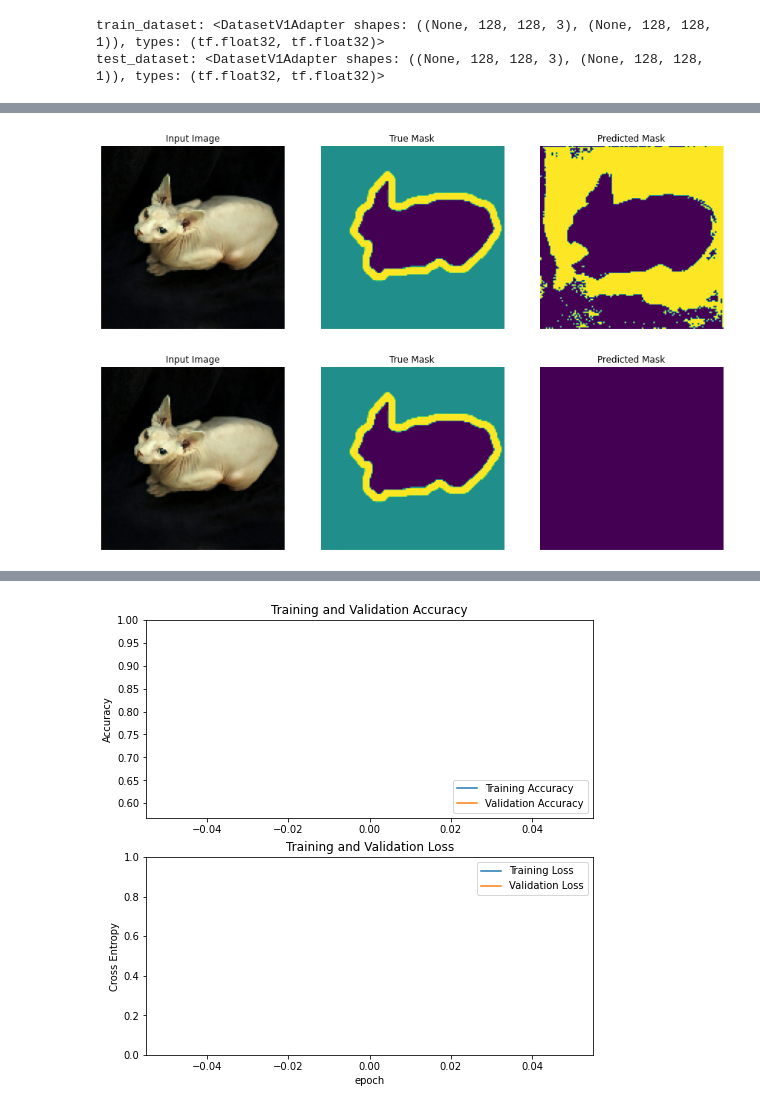
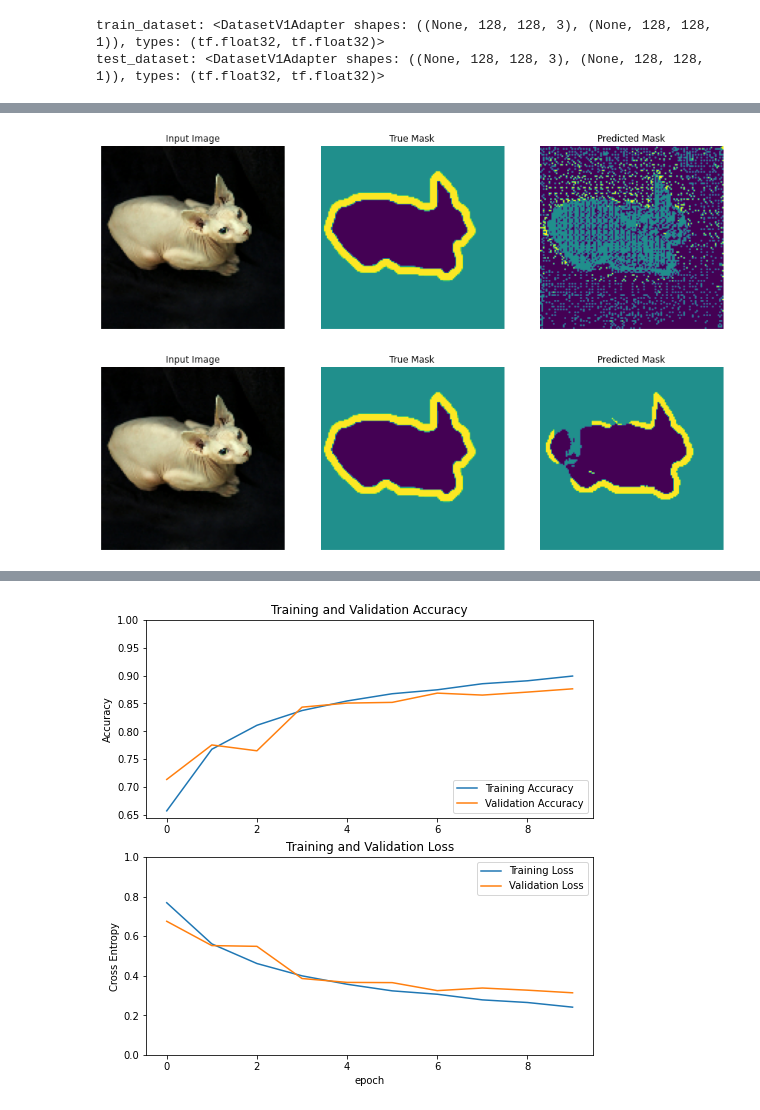
Before and after one commit to cyndwith/DeepGC, a Jupyter notebook: UNET/myUNet.ipynb, the cells around one changed output, grey strips where cells are left out. Drawn from its saved outputs; the diff is of its cells as text; code cells hidden in the pictures.

```diff
--- a/UNET/myUNet.ipynb
+++ b/UNET/myUNet.ipynb
@@ -188,22 +217,26 @@ def unet_model(input_size=(128, 128, 3), output_channels=3):
   n5_conv = tf.keras.layers.Conv2D(1024, 3, activation = 'relu', padding = 'same', kernel_initializer = 'he_normal')(n5_conv)
   n5_drop = tf.keras.layers.Dropout(0.5)(n5_conv)
 
-  n6_conv   = tf.keras.layers.Conv2D(512, 2, activation = 'relu', padding = 'same', kernel_initializer = 'he_normal')(tf.keras.layers.UpSampling2D(size = (2,2), interpolation = 'bilinear')(n5_drop))
+  #n6_conv   = tf.keras.layers.Conv2D(512, 2, activation = 'relu', padding = 'same', kernel_initializer = 'he_normal')(tf.keras.layers.UpSampling2D(size = (2,2), interpolation = 'bilinear')(n5_drop))
+  n6_conv   = tf.keras.layers.Conv2DTranspose(512, 2, strides = 2, activation = 'relu', padding = 'same', kernel_initializer = 'he_normal')(n5_drop)
   n6_concat = tf.keras.layers.concatenate([n4_drop, n6_conv], axis = 3)
   n6_conv   = tf.keras.layers.Conv2D(512, 3, activation = 'relu', padding = 'same', kernel_initializer = 'he_normal')(n6_concat)
   n6_conv   = tf.keras.layers.Conv2D(512, 3, activation = 'relu', padding = 'same', kernel_initializer = 'he_normal')(n6_conv)
 
-  n7_conv   = tf.keras.layers.Conv2D(256, 2, activation = 'relu', padding = 'same', kernel_initializer = 'he_normal')(tf.keras.layers.UpSampling2D(size = (2,2), interpolation = 'bilinear')(n6_conv))
+  #n7_conv   = tf.keras.layers.Conv2D(256, 2, activation = 'relu', padding = 'same', kernel_initializer = 'he_normal')(tf.keras.layers.UpSampling2D(size = (2,2), interpolation = 'bilinear')(n6_conv))
+  n7_conv   = tf.keras.layers.Conv2DTranspose(256, 2, strides = 2, activation = 'relu', padding = 'same', kernel_initializer = 'he_normal')(n6_conv)
   n7_concat = tf.keras.layers.concatenate([n3_conv, n7_conv], axis = 3)
   n7_conv   = tf.keras.layers.Conv2D(256, 3, activation = 'relu', padding = 'same', kernel_initializer = 'he_normal')(n7_concat)
   n7_conv   = tf.keras.layers.Conv2D(256, 3, activation = 'relu', padding = 'same', kernel_initializer = 'he_normal')(n7_conv)
 
-  n8_conv   = tf.keras.layers.Conv2D(128, 2, activation = 'relu', padding = 'same', kernel_initializer = 'he_normal')(tf.keras.layers.UpSampling2D(size = (2,2), interpolation = 'bilinear')(n7_conv))
+  #n8_conv  = tf.keras.layers.Conv2D(128, 2, activation = 'relu', padding = 'same', kernel_initializer = 'he_normal')(tf.keras.layers.UpSampling2D(size = (2,2), interpolation = 'bilinear')(n7_conv))
+  n8_conv   = tf.keras.layers.Conv2DTranspose(128, 2, strides = 2, activation = 'relu', padding = 'same', kernel_initializer = 'he_normal')(n7_conv)
   n8_concat = tf.keras.layers.concatenate([n2_conv,n8_conv], axis = 3)
   n8_conv   = tf.keras.layers.Conv2D(128, 3, activation = 'relu', padding = 'same', kernel_initializer = 'he_normal')(n8_conv)
   n8_conv   = tf.keras.layers.Conv2D(128, 3, activation = 'relu', padding = 'same', kernel_initializer = 'he_normal')(n8_conv)
 
-  n9_conv   = tf.keras.layers.Conv2D(64, 2, activation = 'relu', padding = 'same', kernel_initializer = 'he_normal')(tf.keras.layers.UpSampling2D(size = (2,2), interpolation = 'bilinear')(n8_conv))
+  #n9_conv   = tf.keras.layers.Conv2D(64, 2, activation = 'relu', padding = 'same', kernel_initializer = 'he_normal')(tf.keras.layers.UpSampling2D(size = (2,2), interpolation = 'bilinear')(n8_conv))
+  n9_conv   = tf.keras.layers.Conv2DTranspose(64, 2, strides = 2, activation = 'relu', padding = 'same', kernel_initializer = 'he_normal')(n8_conv)
   n9_concat = tf.keras.layers.concatenate([n1_conv,n9_conv], axis = 3)
   n9_conv   = tf.keras.layers.Conv2D(64, 3, activation = 'relu', padding = 'same', kernel_initializer = 'he_normal')(n9_concat)
   n9_conv   = tf.keras.layers.Conv2D(64, 3, activation = 'relu', padding = 'same', kernel_initializer = 'he_normal')(n9_conv)
@@ -241,22 +272,22 @@ def show_predictions(dataset=None, num=1):
 
 show_predictions()
 # %% [output]
-[figure, old version]
+[figure, new version]
 # %%
 class DisplayCallback(tf.keras.callbacks.Callback):
   def on_epoch_end(self, epoch, logs=None):
     clear_output(wait=True)
     show_predictions()
     print ('\nSample Prediction after epoch {}\n'.format(epoch+1))
 
-EPOCHS = 1
+EPOCHS = 10
 VAL_SUBSPLITS = 5
 VALIDATION_STEPS = info.splits['test'].num_examples//BATCH_SIZE//VAL_SUBSPLITS
 
 model_history = model.fit(train_dataset, epochs=EPOCHS,
                           steps_per_epoch=STEPS_PER_EPOCH,
                           validation_steps=VALIDATION_STEPS,
                           validation_data=test_dataset,
                           callbacks=[DisplayCallback()])
 # %% [output]
-[figure, old version]
+[figure, new version]
@@ -290,7 +321,7 @@ plt.title('Training and Validation Loss')
 plt.xlabel('epoch')
 plt.show()
 # %% [output]
-[figure, old version]
+[figure, new version]
 # %%
 # Evaluate the model
 test_steps = 20
```
Also changed, not shown: parts of 13 cells of this notebook.
